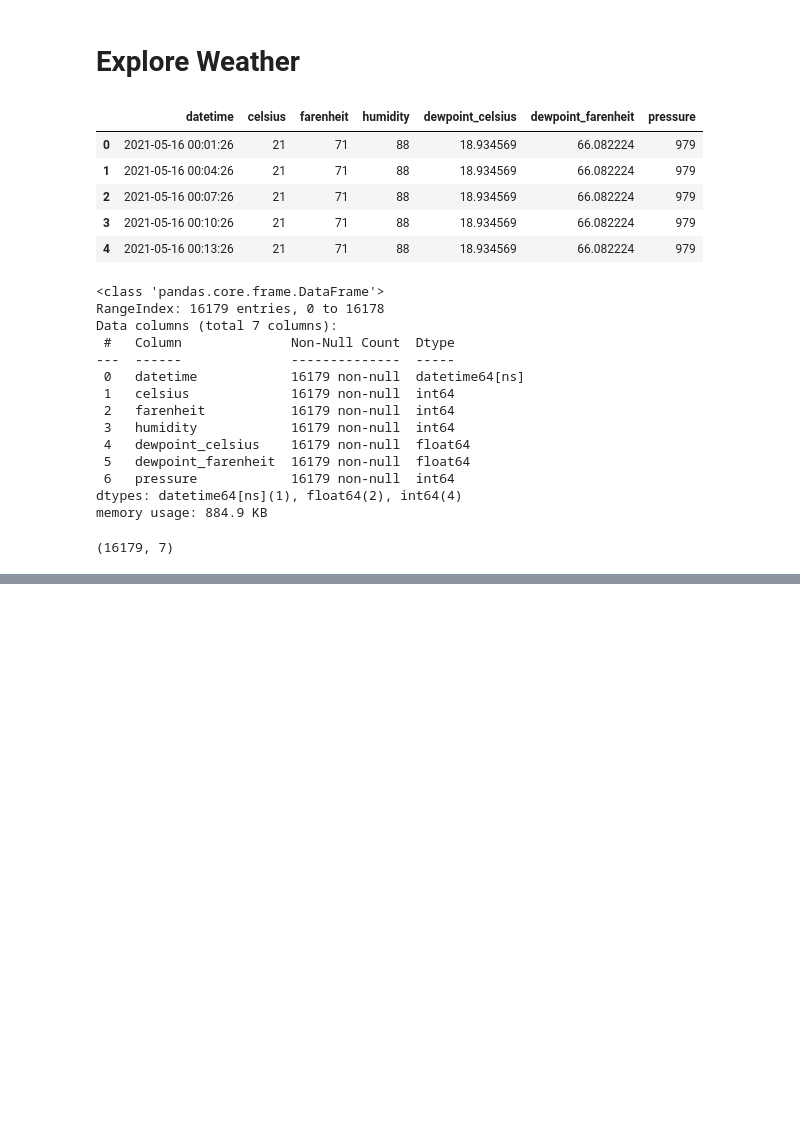
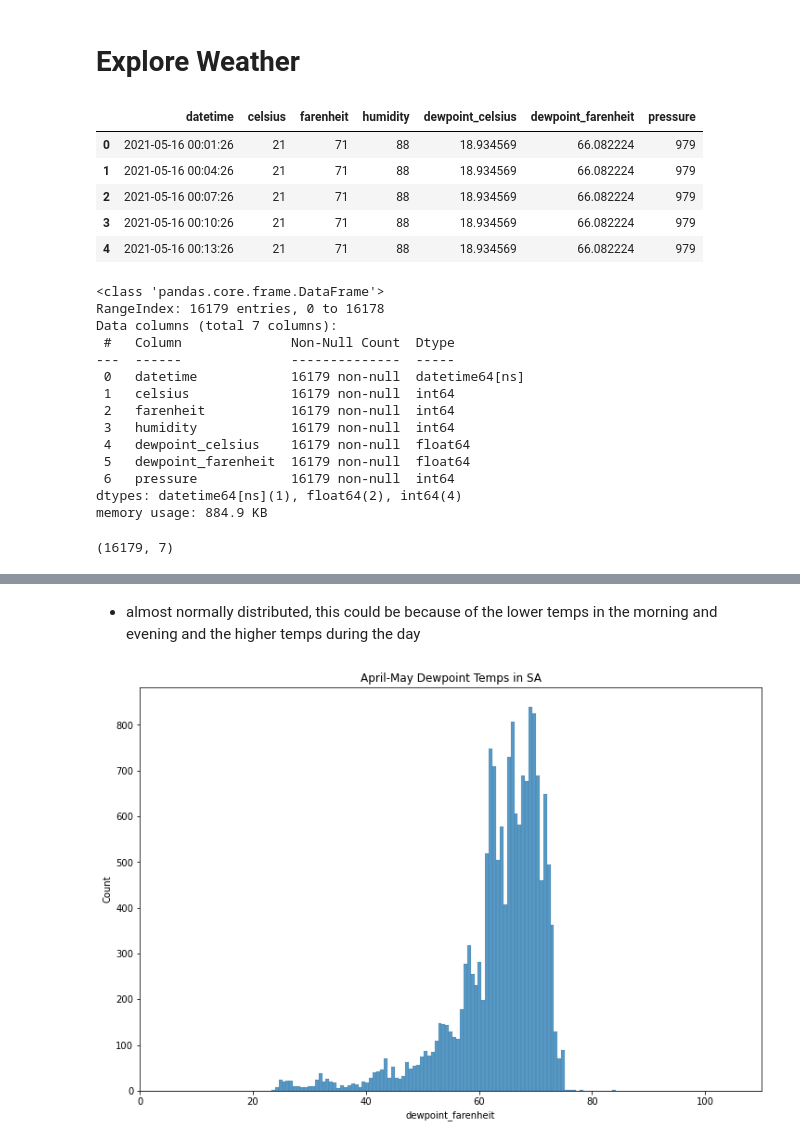
Before and after one commit to slc-data/2021-datathon, a Jupyter notebook: workbooks/lori/explore_weather.ipynb, the cells around one changed output, grey strips where cells are left out. Drawn from its saved outputs; the diff is of its cells as text; code cells hidden in the pictures; blank space fills up the shorter version.

```diff
--- a/workbooks/lori/explore_weather.ipynb
+++ b/workbooks/lori/explore_weather.ipynb
@@ -41,0 +53,11 @@ weather.shape
+# %% [markdown]
+- almost normally distributed, this could be because of the lower temps in the morning and evening and the higher temps during the day
+# %%
+#histogram of dewpointtemps in SATX
+plt.figure(figsize=(12, 8))
+ax = sns.histplot(data=weather, x="dewpoint_farenheit")
+ax.set_xlim(0,110)
+plt.title('April-May Dewpoint Temps in SA')
+plt.show()
+# %% [output]
+[figure, added]
```
Also changed, not shown: parts of 7 cells of this notebook.
